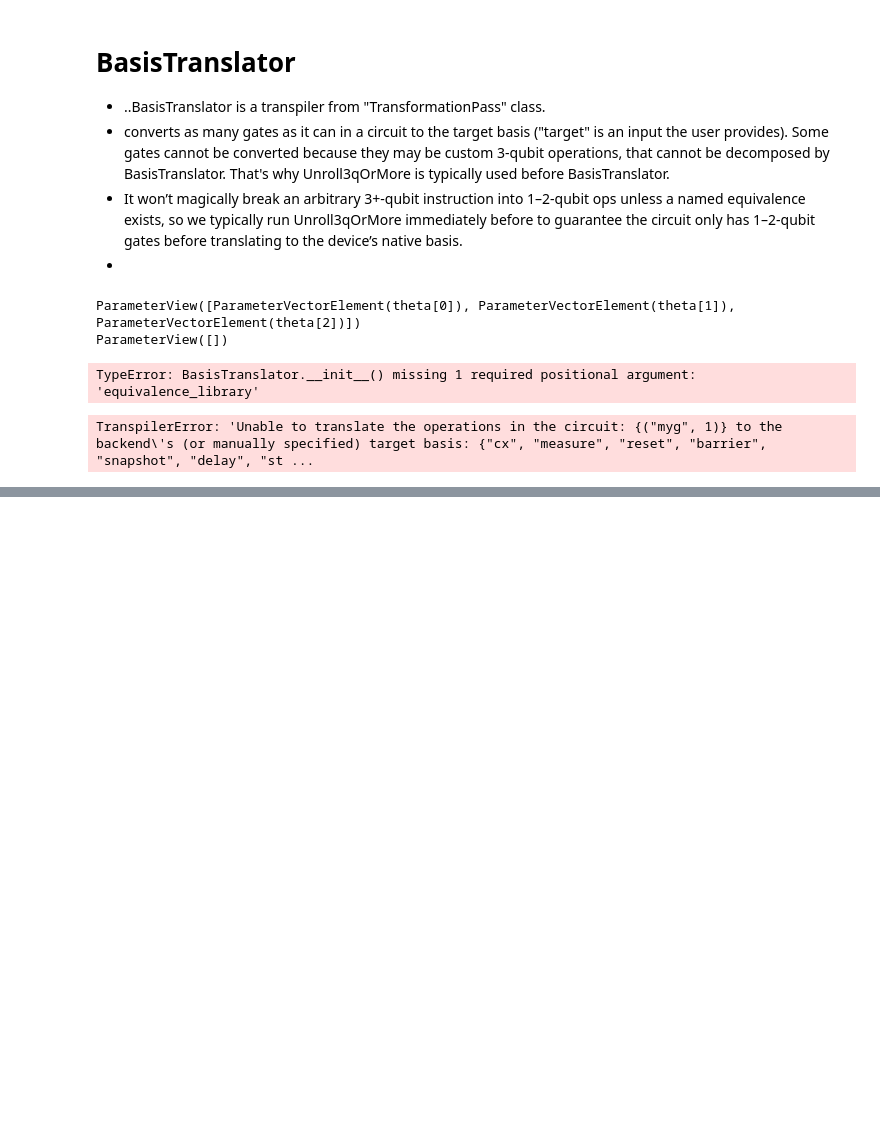
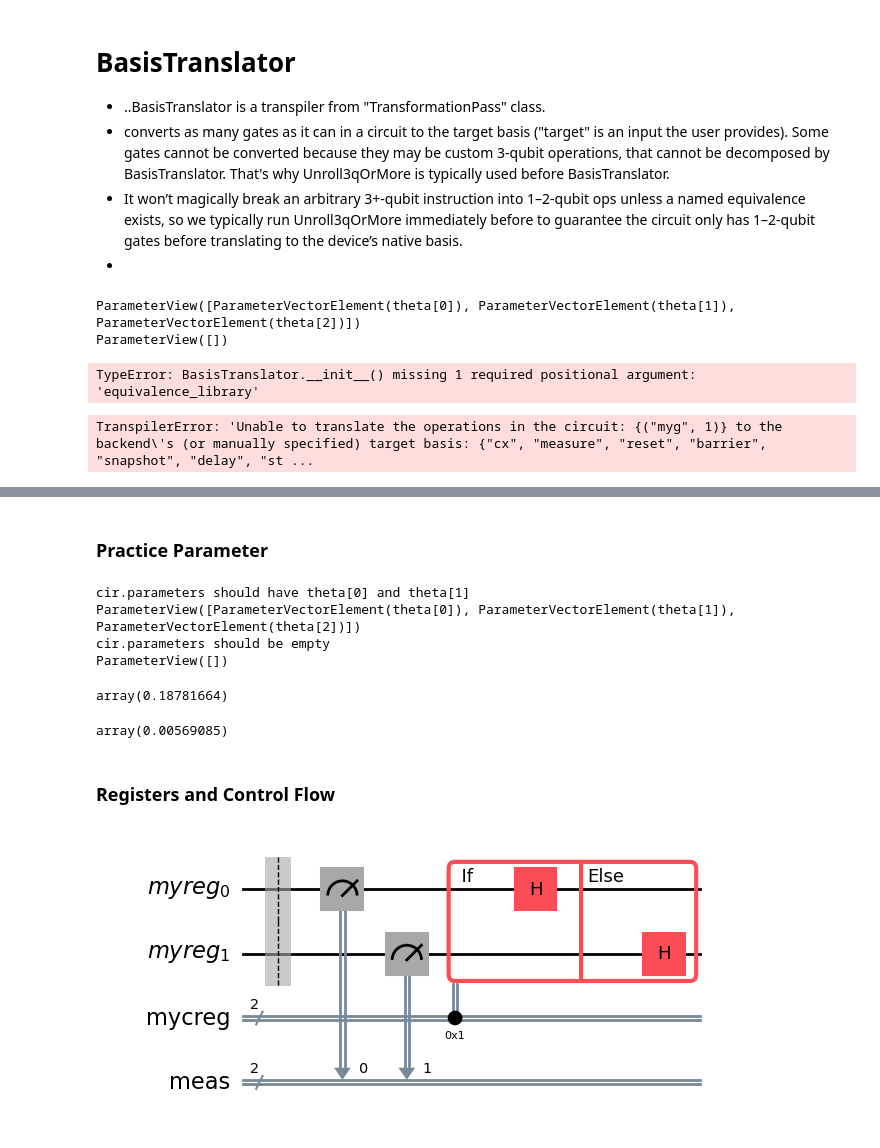
Before and after one commit to makansij/IBM_Certified_Quantum_Computation_QisKit_v2, a Jupyter notebook: Pearson_Review-Module_3.3.ipynb, the cells around one changed output, grey strips where cells are left out. Saved outputs shown, nothing was run; the diff lists cells and outputs as text; code cells hidden in the pictures; blank space fills up the shorter version.

```diff
--- a/Pearson_Review-Module_3.3.ipynb
+++ b/Pearson_Review-Module_3.3.ipynb
@@ -235,0 +312,66 @@ TranspilerError: 'Unable to translate the operations in the circuit: {("myg", 1)
+# %% [markdown]
+### Practice Parameter
+# %%
+from qiskit.circuit import ParameterVector
+
+sv = QiskitRuntimeService()
+backend = sv.backends()[1]
+
+estimator=EstimatorV2(mode=backend)
+pm = generate_preset_pass_manager(backend=backend, optimization_level=1)
+
+### Insert ParameterVector
+theta=ParameterVector('theta',3)
+phi=ParameterVector('phi',2)
+
+cir = QuantumCircuit(2,2)
+cir.h(0)
+cir.rx(theta[0], 0)
+cir.ry(theta[1], 1)
+cir.ry(theta[2],1)
+print('cir.parameters should have theta[0] and theta[1]')
+print(cir.parameters)
+cir.assign_parameters({theta:[0.1,0.1,0.1]}, inplace=True)
+print('cir.parameters should be empty')
+print(cir.parameters)
+
+cir_isa=pm.run(cir)
+obs = SparsePauliOp('XX')
+obs_isa=obs.apply_layout(cir_isa.layout)
+
+PUB=(cir_isa, obs_isa, None, 0.003)
+
+job=estimator.run([PUB], precision=0.5)
+results=job.result()
+# %% [output]
+cir.parameters should have theta[0] and theta[1]
+ParameterView([ParameterVectorElement(theta[0]), ParameterVectorElement(theta[1]), ParameterVectorElement(theta[2])])
+cir.parameters should be empty
+ParameterView([])
+# %%
+results[0].data.evs
+# %% [output]
+array(0.18781664)
+# %%
+results[0].data.stds
+# %% [output]
+array(0.00569085)
+# %% [markdown]
+### Registers and Control Flow
+# %%
+from qiskit.circuit import QuantumRegister, ClassicalRegister, Parameter, ParameterVector
+
+qr=QuantumRegister(2,'myreg')
+cr=ClassicalRegister(2,'mycreg')
+
+qc=QuantumCircuit(qr,cr)
+qc.measure_all()
+
+with qc.if_test((qc.cregs[0], 0b01)) as else_:
+    qc.h(0)
+with else_:
+    qc.h(1)
+
+qc.draw('mpl')
+# %% [output]
+[figure, added]
```
Also changed, not shown: parts of 10 cells of this notebook, 3 other files.
